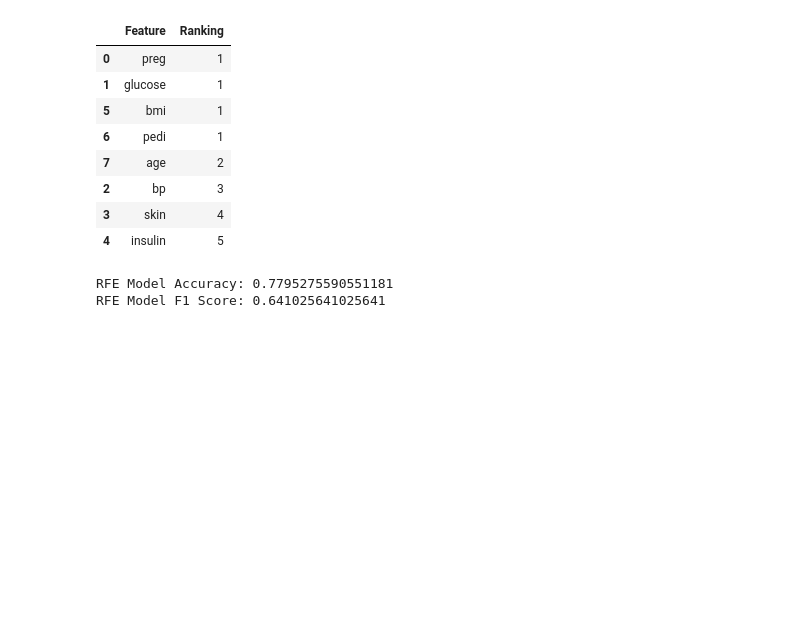
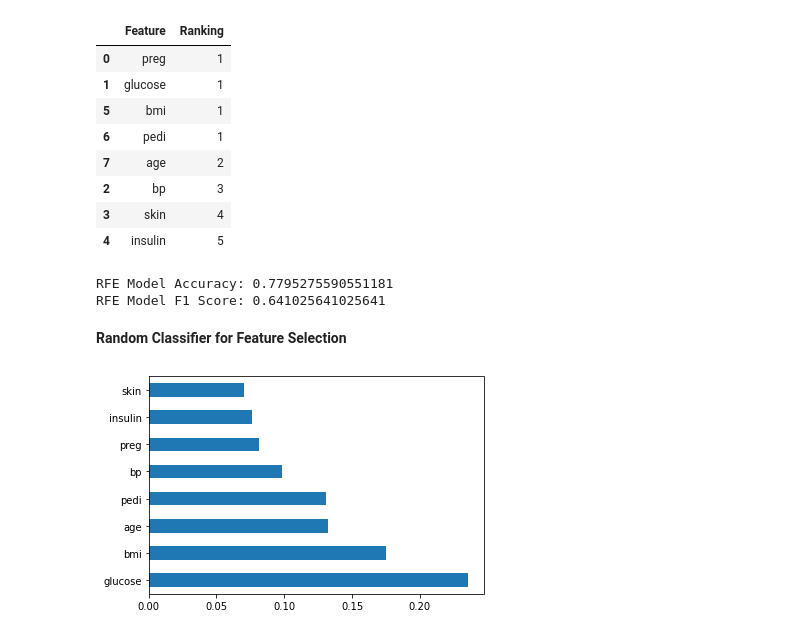
Before and after one commit to awaisniaz/Machine_learning, a Jupyter notebook: decisionTreeRegressor.ipynb, the cells around one changed output. Cells and saved outputs as stored; diff of their text form; code cells hidden in the pictures; blank space fills up the shorter version.

```diff
--- a/decisionTreeRegressor.ipynb
+++ b/decisionTreeRegressor.ipynb
@@ -132,3 +132,23 @@ print("RFE Model F1 Score:", rfe_fscore)
 # %% [output]
 RFE Model Accuracy: 0.7795275590551181
 RFE Model F1 Score: 0.641025641025641
+# %% [markdown]
+**Random Classifier for Feature Selection**
+# %%
+from sklearn.ensemble import RandomForestClassifier
+
+# Create a random forest classifier
+rf_clf = RandomForestClassifier(n_estimators=10000, random_state=1, n_jobs=-1)
+
+# n_estimators = The number of trees in the forest.
+# n_jobs = -1 : Use all processors for training
+
+# Train the classifier
+rf_clf.fit(X_train, y_train)
+
+#plot graph of feature importances for better visualization
+feat_importances = pd.Series(rf_clf.feature_importances_, index=X_train.columns)
+feat_importances.nlargest(10).plot(kind='barh')
+plt.show()
+# %% [output]
+[figure, added]
```
